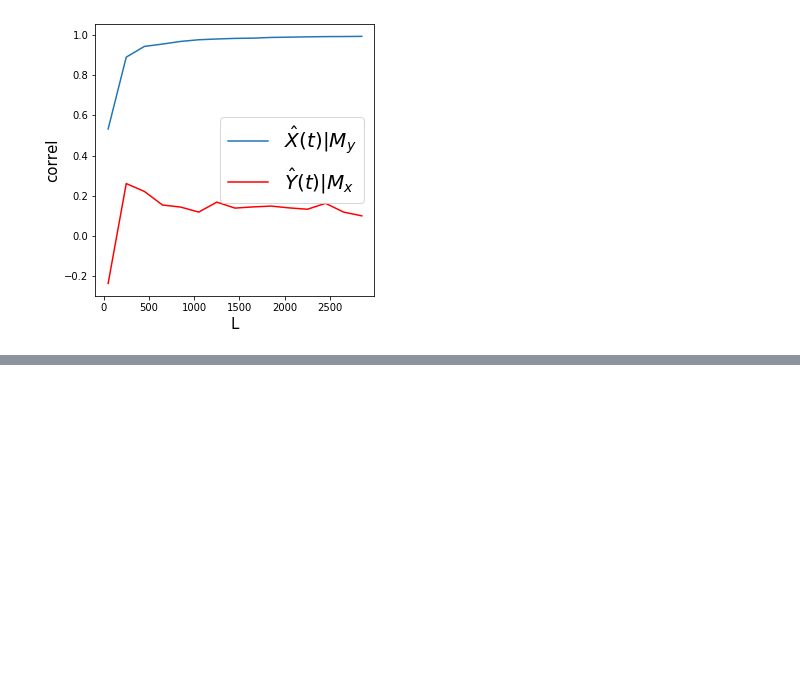
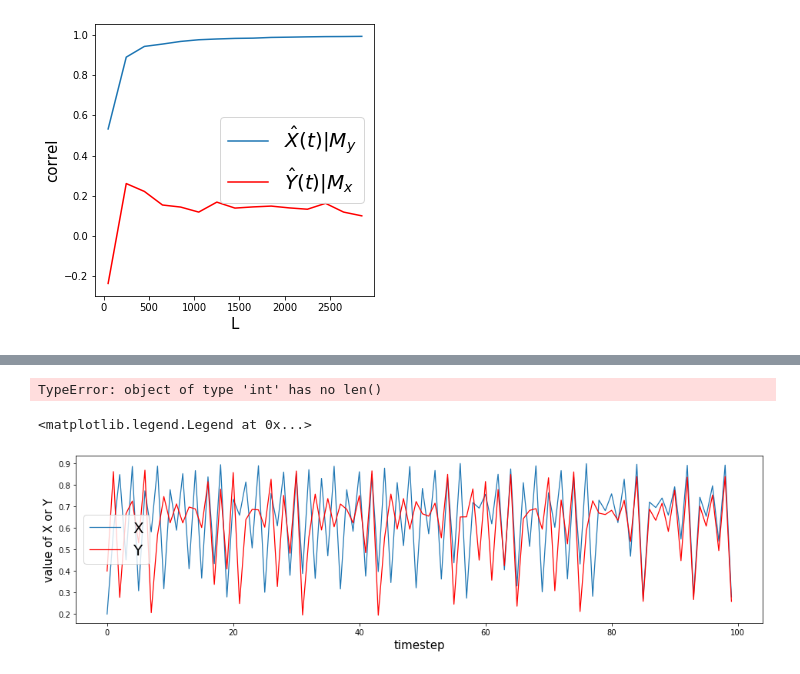
Before and after one commit to PrinceJavier/causal_ccm, a Jupyter notebook: usage_sample.ipynb, the cells around one changed output, grey strips where cells are left out. Saved outputs shown, nothing was run; the diff lists cells and outputs as text; code cells hidden in the pictures; blank space fills up the shorter version.

```diff
--- a/usage_sample.ipynb
+++ b/usage_sample.ipynb
@@ -132,0 +137,4 @@ plt.legend(prop={'size': 20})
+# %%
+pai(1, 2)
+# %% [output]
+TypeError: object of type 'int' has no len()
@@ -132,0 +418,32 @@ plt.legend(prop={'size': 20})
+# %%
+def func_1(A, B, r, beta):
+    return A * (r - r * A - beta * B)
+
+# params
+r_x = 3.7
+r_y = 3.7
+B_xy = 0.1 # effect on x given y (effect of y on x)
+B_yx = 0.32 # effect on y given x (effect of x on y)
+
+X0 = 0.2 # initial val following Sugihara et al
+Y0 = 0.4 # initial val following Sugihara et al
+t = 3000 # time steps
+
+X = [X0]
+Y = [Y0]
+for i in range(t):
+    X_ = func_1(X[-1], Y[-1], r_x, B_xy)
+    Y_ = func_1(Y[-1], X[-1], r_y, B_yx)
+    X.append(X_)
+    Y.append(Y_)
+
+plt.figure(figsize=(16,4))
+max_t = 100
+plt.plot(X[:max_t], linewidth=1.25, label='X')
+plt.plot(Y[:max_t], c='r', linewidth=1.25, label='Y')
+plt.xlabel('timestep', size=15)
+plt.ylabel('value of X or Y', size=15)
+plt.legend(prop={'size': 20})
+# %% [output]
+<matplotlib.legend.Legend at 0x...>
+[figure, added]
```
Also changed, not shown: parts of 8 cells of this notebook, 1 other file.
